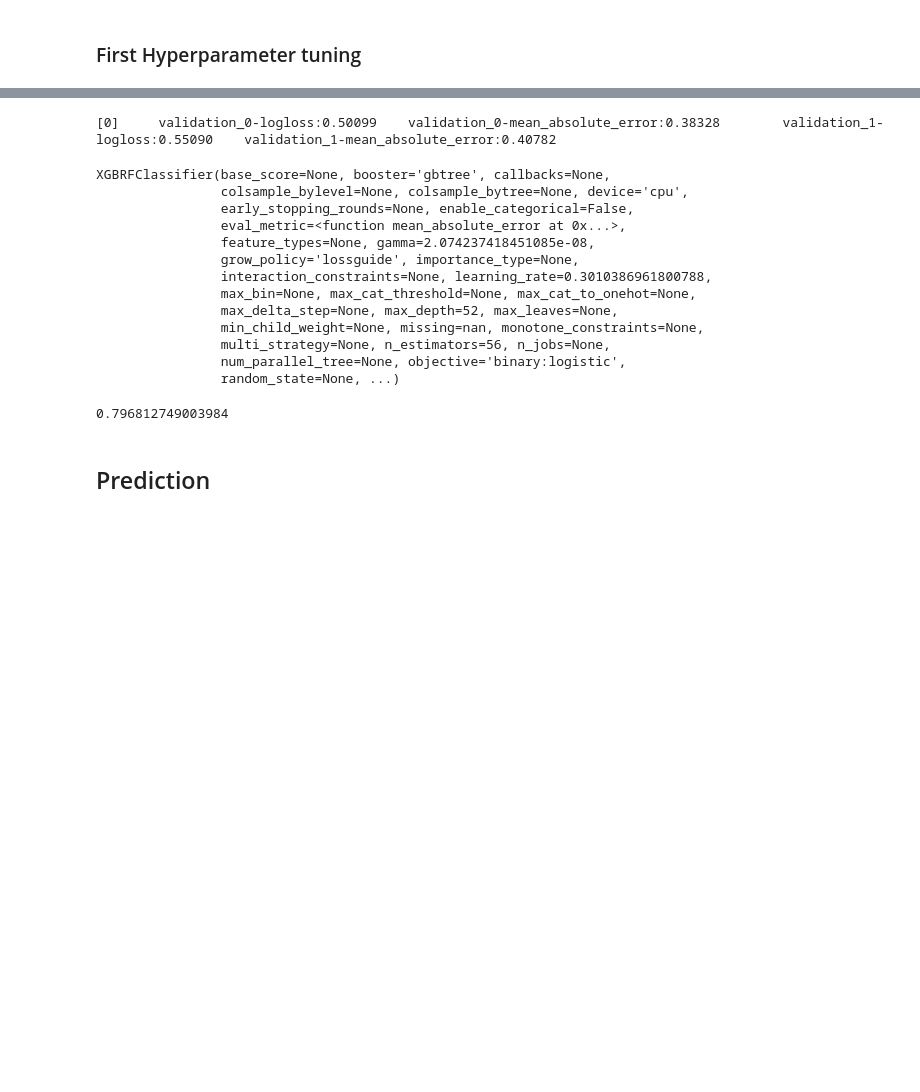
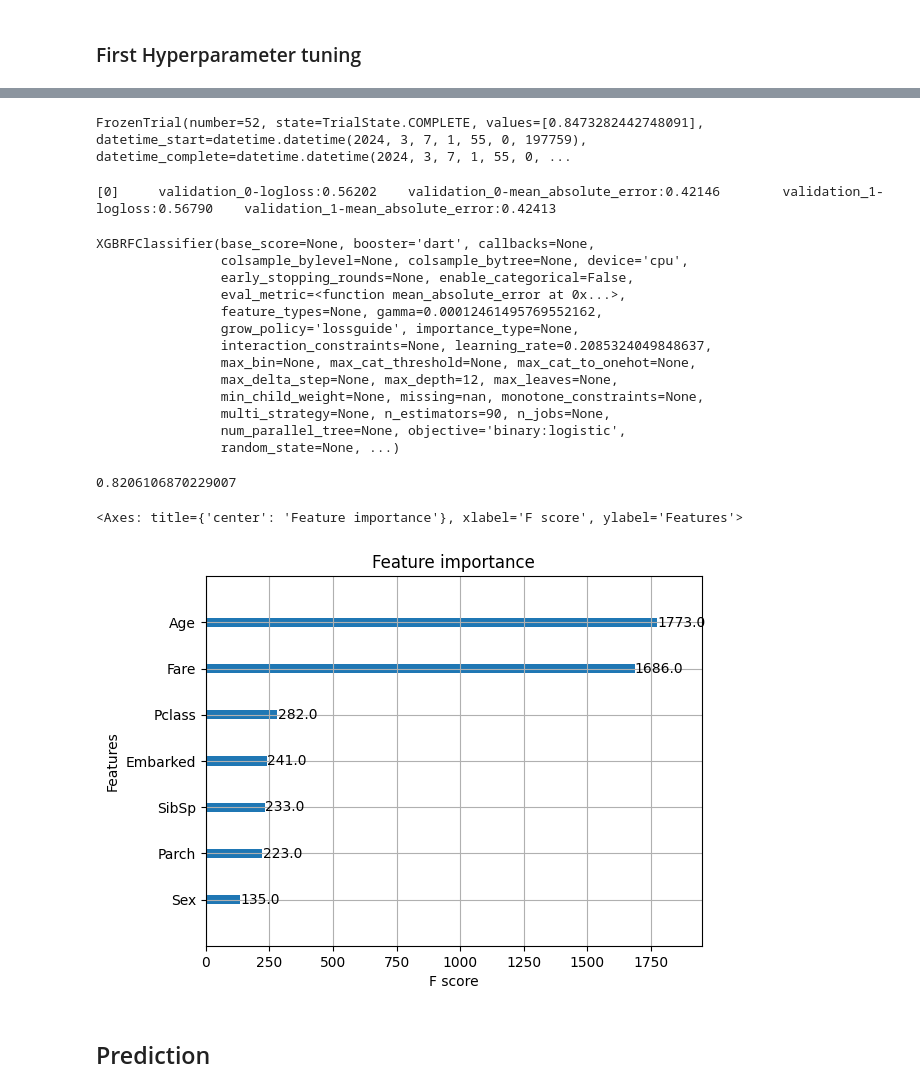
Before and after one commit to jjjj17/kaggle-titanic, a Jupyter notebook: v1-titanic.ipynb, the cells around one changed output, grey strips where cells are left out. Cells and saved outputs as stored; diff of their text form; code cells hidden in the pictures; blank space fills up the shorter version.

Commit message:
Kaggle Notebook | v1-titanic | More HP for XGB and dropped "PassengerId" variable

```diff
--- a/v1-titanic.ipynb
+++ b/v1-titanic.ipynb
@@ -45,8 +45,8 @@ print("{} examples in training, {} examples in testing.".format(
 # %%
 y= dft['Survived']
 Y=dfv['Survived']
-x = dfv.drop(['Survived','Name','Ticket','Cabin'],axis=1)
-X=dft.drop(['Survived','Name','Ticket','Cabin'],axis=1)
+x = dfv.drop(['Survived','Name','Ticket','Cabin','PassengerId'],axis=1)
+X=dft.drop(['Survived','Name','Ticket','Cabin','PassengerId'],axis=1)
 # %%
 X['Embarked'] = X['Embarked'].fillna('S')
 X['Age'] = X['Age'].fillna(round(df.Age.mean()))
@@ -126,29 +126,33 @@ Parameters: { "n_estimators" } are not used.
+# %%
+study.best_trial
+# %% [output]
+FrozenTrial(number=52, state=TrialState.COMPLETE, values=[0.8473282442748091], datetime_start=datetime.datetime(2024, 3, 7, 1, 55, 0, 197759), datetime_complete=datetime.datetime(2024, 3, 7, 1, 55, 0, ...
 # %%
 m2 = xgb.XGBRFClassifier(
-    booster='gbtree',
+    booster='dart',
     device='cpu',
     eval_metric=mean_absolute_error,
     grow_policy = 'lossguide',
-    gamma = 2.074237418451085e-08,
-    max_depth= 52,
-    n_estimators = 56,
-    learning_rate = 0.3010386961800788
+    gamma = 0.00012461495769552162,
+    max_depth= 12,
+    n_estimators = 90,
+    learning_rate = 0.2085324049848637
 )
 # %%
 m2.fit(X,y,eval_set=[(X,y),(x,Y)])
 # %% [output]
-[0]     validation_0-logloss:0.50099    validation_0-mean_absolute_error:0.38328        validation_1-logloss:0.55090    validation_1-mean_absolute_error:0.40782
+[0]     validation_0-logloss:0.56202    validation_0-mean_absolute_error:0.42146        validation_1-logloss:0.56790    validation_1-mean_absolute_error:0.42413
-XGBRFClassifier(base_score=None, booster='gbtree', callbacks=None,
+XGBRFClassifier(base_score=None, booster='dart', callbacks=None,
                 colsample_bylevel=None, colsample_bytree=None, device='cpu',
                 early_stopping_rounds=None, enable_categorical=False,
                 eval_metric=<function mean_absolute_error at 0x...>,
-                feature_types=None, gamma=2.074237418451085e-08,
+                feature_types=None, gamma=0.00012461495769552162,
                 grow_policy='lossguide', importance_type=None,
-                interaction_constraints=None, learning_rate=0.3010386961800788,
+                interaction_constraints=None, learning_rate=0.2085324049848637,
                 max_bin=None, max_cat_threshold=None, max_cat_to_onehot=None,
-                max_delta_step=None, max_depth=52, max_leaves=None,
+                max_delta_step=None, max_depth=12, max_leaves=None,
                 min_child_weight=None, missing=nan, monotone_constraints=None,
-                multi_strategy=None, n_estimators=56, n_jobs=None,
+                multi_strategy=None, n_estimators=90, n_jobs=None,
                 num_parallel_tree=None, objective='binary:logistic',
                 random_state=None, ...)
 # %%
@@ -156,7 +160,12 @@ trueval = dfv['Survived']
 predval = m2.predict(x)
 accuracy_score(trueval, predval)
 # %% [output]
-0.796812749003984
+0.8206106870229007
+# %%
+xgb.plot_importance(m2)
+# %% [output]
+<Axes: title={'center': 'Feature importance'}, xlabel='F score', ylabel='Features'>
+[figure, added]
 # %% [markdown]
 ## Prediction
 # %% [markdown]
```
Also changed, not shown: parts of 6 cells of this notebook.
